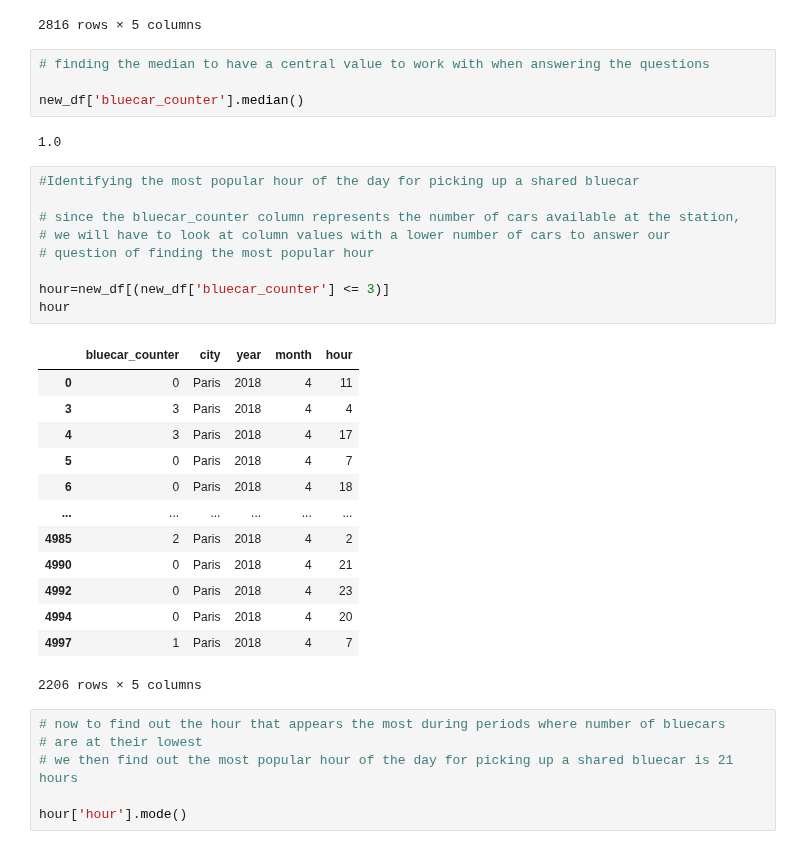
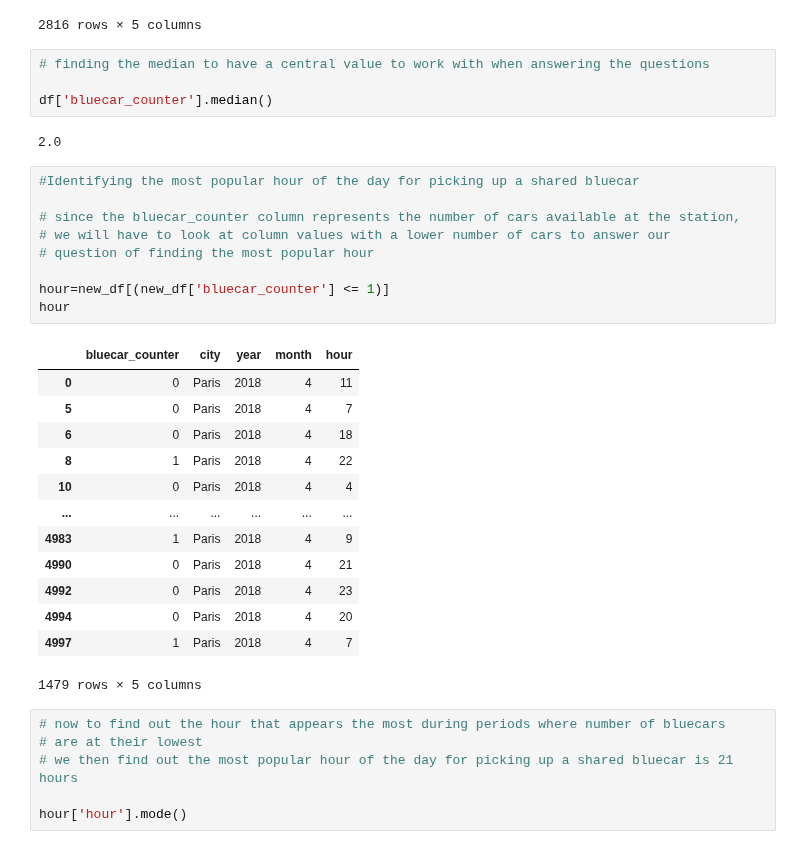
Before and after one commit to JosephKiburu/MORINGA-WEEK4-IP, a Jupyter notebook: Moringa_Data_Science_Prep_W4_Independent_Project_2021_09_Joseph_Kiburu_Python_Notebook.ipynb, the cells around one changed output. Cells and saved outputs as stored; diff of their text form.

```diff
--- a/Moringa_Data_Science_Prep_W4_Independent_Project_2021_09_Joseph_Kiburu_Python_Notebook.ipynb
+++ b/Moringa_Data_Science_Prep_W4_Independent_Project_2021_09_Joseph_Kiburu_Python_Notebook.ipynb
@@ -158,32 +158,32 @@ new_df
 # %%
 # finding the median to have a central value to work with when answering the questions
 
-new_df['bluecar_counter'].median()
+df['bluecar_counter'].median()
 # %% [output]
-1.0
+2.0
 # %%
 #Identifying the most popular hour of the day for picking up a shared bluecar
 
 # since the bluecar_counter column represents the number of cars available at the station,
 # we will have to look at column values with a lower number of cars to answer our
 # question of finding the most popular hour
 
-hour=new_df[(new_df['bluecar_counter'] <= 3)]
+hour=new_df[(new_df['bluecar_counter'] <= 1)]
 hour
 # %% [output]
 |  | bluecar_counter | city | year | month | hour |
 | 0 | 0 | Paris | 2018 | 4 | 11 |
-| 3 | 3 | Paris | 2018 | 4 | 4 |
-| 4 | 3 | Paris | 2018 | 4 | 17 |
 | 5 | 0 | Paris | 2018 | 4 | 7 |
 | 6 | 0 | Paris | 2018 | 4 | 18 |
+| 8 | 1 | Paris | 2018 | 4 | 22 |
+| 10 | 0 | Paris | 2018 | 4 | 4 |
 | ... | ... | ... | ... | ... | ... |
-| 4985 | 2 | Paris | 2018 | 4 | 2 |
+| 4983 | 1 | Paris | 2018 | 4 | 9 |
 | 4990 | 0 | Paris | 2018 | 4 | 21 |
 | 4992 | 0 | Paris | 2018 | 4 | 23 |
 | 4994 | 0 | Paris | 2018 | 4 | 20 |
 | 4997 | 1 | Paris | 2018 | 4 | 7 |
-2206 rows × 5 columns
+1479 rows × 5 columns
 # %%
 # now to find out the hour that appears the most during periods where number of bluecars
 # are at their lowest
```
